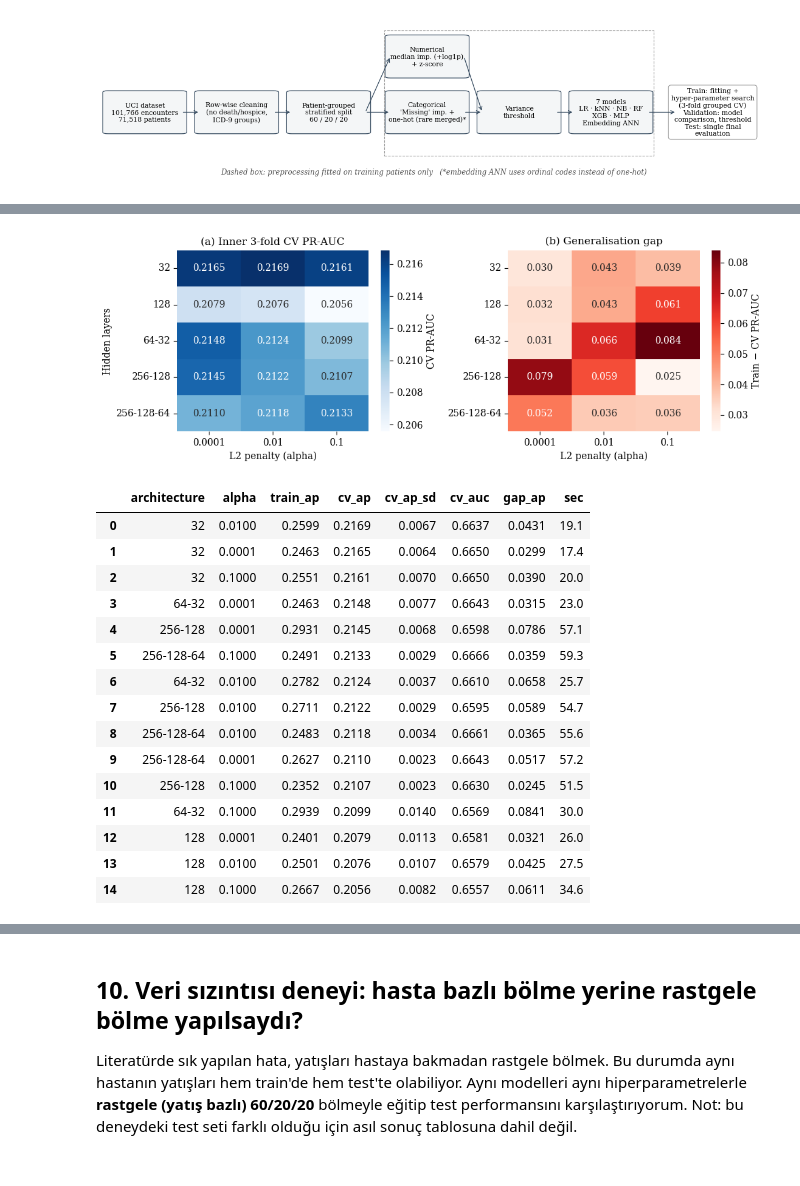
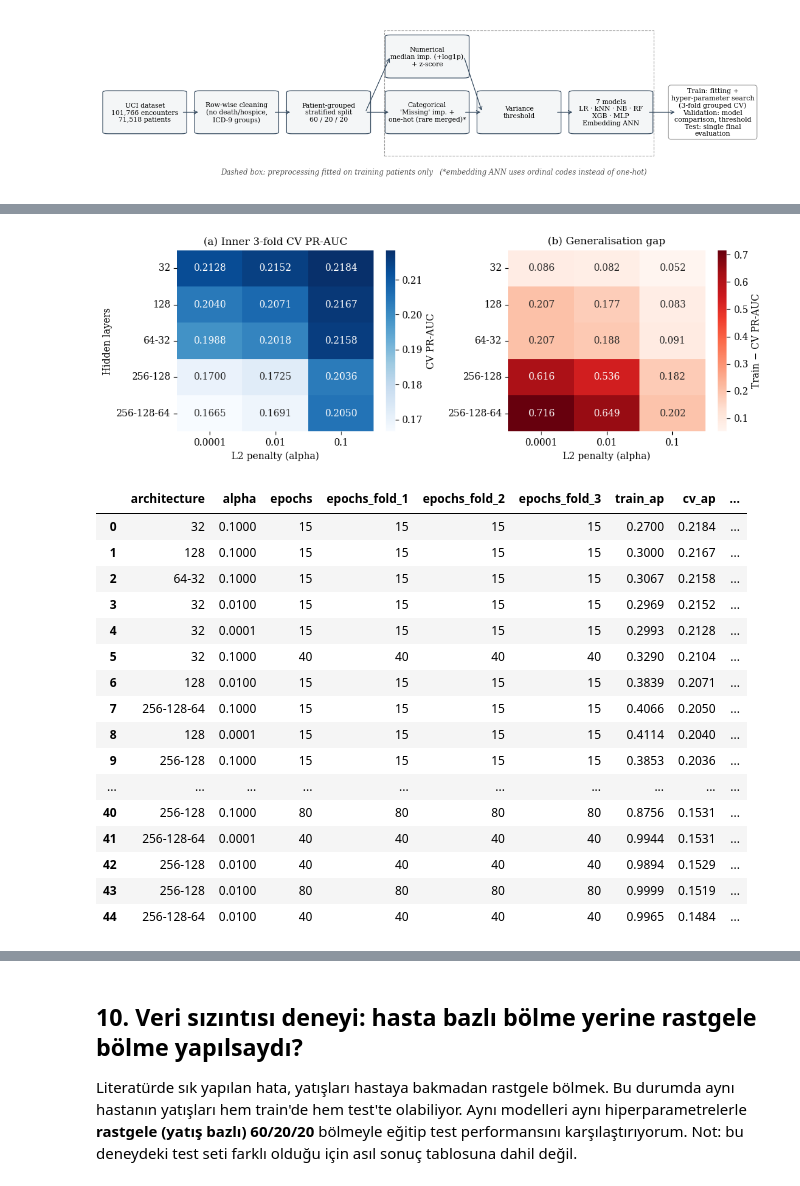
Before and after one commit to ReyhanOnbasi/YSA-F26-diabetes-readmission, a Jupyter notebook: YSA_F26_readmission.ipynb, the cells around one changed output, grey strips where cells are left out. Saved outputs shown, nothing was run; the diff lists cells and outputs as text; code cells hidden in the pictures.

```diff
--- a/YSA_F26_readmission.ipynb
+++ b/YSA_F26_readmission.ipynb
@@ -85,7 +112,15 @@ def save_fig(name):
 ## 1. Veri setinin yüklenmesi
 # %%
 URL = "https://archive.ics.uci.edu/static/public/296/diabetes+130-us+hospitals+for+years+1999-2008.zip"
-raw = urllib.request.urlopen(URL).read()
+for attempt in range(3):   # bağlantı sorunu olursa birkaç kez daha dene
+    try:
+        with urllib.request.urlopen(URL, timeout=120) as response:
+            raw = response.read()
+        break
+    except (urllib.error.URLError, TimeoutError):
+        if attempt == 2:
+            raise
+        time.sleep(5 * (attempt + 1))
 with zipfile.ZipFile(io.BytesIO(raw)) as z:
     # dikkat: veride "None" = test yapılmadı demek, pandas bunu varsayılan olarak NaN yapıyor.
     # o yüzden sadece "?" eksik değer olarak okunuyor
@@ -483,10 +518,9 @@ def get_models():
                  "subsample": uniform(0.6, 0.4), "colsample_bytree": uniform(0.5, 0.5),
                  "reg_lambda": loguniform(0.1, 10)}, 25),
         "MLP": (MLPClassifier(activation="relu", solver="adam", learning_rate_init=1e-3, batch_size=256,
-                              max_iter=200, early_stopping=True, validation_fraction=0.1,
-                              n_iter_no_change=10, random_state=SEED),
+                              early_stopping=False, n_iter_no_change=1000, random_state=SEED),
                 {"hidden_layer_sizes": [(32,), (128,), (64, 32), (256, 128), (256, 128, 64)],
-                 "alpha": [1e-4, 1e-2, 1e-1]}, None),
+                 "alpha": [1e-4, 1e-2, 1e-1], "max_iter": [15, 40, 80]}, None),
     }
 
 
@@ -500,18 +534,25 @@ for a, b in inner_splits:
     assert not set(g_train[a]) & set(g_train[b])
 
 
-def cv_eval(fit_fn):
+def cv_eval(fit_fn, mlp_epochs=None):
     # fit_fn(X, y, groups) -> predict_proba metodu olan, eğitilmiş model
-    ap, auc, tr = [], [], []
+    # mlp_epochs verilirse MLP'nin her katta gerçekten bu kadar epoch eğitildiği kontrol ediliyor
+    ap, auc, tr, epochs = [], [], [], []
     for a, b in inner_splits:
         m = fit_fn(X_train.iloc[a], y_train[a], g_train[a])
+        if mlp_epochs is not None:
+            epochs.append(int(m.named_steps["clf"].n_iter_))
+            assert epochs[-1] == int(mlp_epochs), f"MLP epoch uyuşmazlığı: {epochs[-1]} != {mlp_epochs}"
         p = m.predict_proba(X_train.iloc[b][FEATURES])[:, 1]
         ap.append(average_precision_score(y_train[b], p))
         auc.append(roc_auc_score(y_train[b], p))
         s_idx = a[:: max(1, len(a) // 10000)][:10000]
         tr.append(average_precision_score(y_train[s_idx], m.predict_proba(X_train.iloc[s_idx][FEATURES])[:, 1]))
-    return {"cv_ap": np.mean(ap), "cv_ap_sd": np.std(ap), "cv_auc": np.mean(auc), "train_ap": np.mean(tr),
-            "gap_ap": np.mean(tr) - np.mean(ap)}, m
+    res = {"cv_ap": np.mean(ap), "cv_ap_sd": np.std(ap), "cv_auc": np.mean(auc), "train_ap": np.mean(tr),
+           "gap_ap": np.mean(tr) - np.mean(ap)}
+    if mlp_epochs is not None:
+        res.update({f"epochs_fold_{k}": e for k, e in enumerate(epochs, start=1)})
+    return res, m
 
 
 def candidates(space, n_iter):
@@ -524,7 +565,8 @@ def tune(name, clf, space, n_iter):
     rows = []
     for params in candidates(space, n_iter):
         t0 = time.time()
-        res, _ = cv_eval(lambda X, y, g: make_pipe(clone(clf).set_params(**params)).fit(X[FEATURES], y))
+        res, _ = cv_eval(lambda X, y, g: make_pipe(clone(clf).set_params(**params)).fit(X[FEATURES], y),
+                         mlp_epochs=params["max_iter"] if name == "MLP" else None)
         res.update({"model": name, "params": params, "sec": round(time.time() - t0, 1)})
         rows.append(res)
     return pd.DataFrame(rows).sort_values("cv_ap", ascending=False).reset_index(drop=True)
@@ -570,43 +612,49 @@ MLP  | 15 aday | CV AP = 0.2169 ± 0.0067 | CV AUC = 0.6637 | train AP = 0.2599
 # %%
 mlp = tuning["MLP"].copy()
 mlp["architecture"] = mlp["params"].apply(lambda p: "-".join(map(str, p["hidden_layer_sizes"])))
 mlp["alpha"] = mlp["params"].apply(lambda p: p["alpha"])
+mlp["epochs"] = mlp["params"].apply(lambda p: p["max_iter"])
 order = ["32", "128", "64-32", "256-128", "256-128-64"]
-piv = mlp.pivot(index="architecture", columns="alpha", values="cv_ap").loc[order]
-piv_gap = mlp.pivot(index="architecture", columns="alpha", values="gap_ap").loc[order]
+top_pairs = mlp.sort_values("cv_ap", ascending=False).drop_duplicates(["architecture", "alpha"])
+piv = top_pairs.pivot(index="architecture", columns="alpha", values="cv_ap").loc[order]
+piv_gap = top_pairs.pivot(index="architecture", columns="alpha", values="gap_ap").loc[order]
 
 fig, axes = plt.subplots(1, 2, figsize=(10, 3.6))
 sns.heatmap(piv, annot=True, fmt=".4f", cmap="Blues", ax=axes[0], cbar_kws={"label": "CV PR-AUC"})
 axes[0].set_title("(a) Inner 3-fold CV PR-AUC")
 axes[0].set_xlabel("L2 penalty (alpha)")
 axes[0].set_ylabel("Hidden layers")
 sns.heatmap(piv_gap, annot=True, fmt=".3f", cmap="Reds", ax=axes[1], cbar_kws={"label": "Train − CV PR-AUC"})
 axes[1].set_title("(b) Generalisation gap")
 axes[1].set_xlabel("L2 penalty (alpha)")
 axes[1].set_ylabel("")
 plt.tight_layout()
 save_fig("fig4_mlp_grid")
 
-mlp_table = mlp[["architecture", "alpha", "train_ap", "cv_ap", "cv_ap_sd", "cv_auc", "gap_ap", "sec"]]
+for k in (1, 2, 3):   # her aday her katta tam olarak belirtilen epoch sayısı kadar eğitildi
+    assert (mlp[f"epochs_fold_{k}"] == mlp["epochs"]).all()
+mlp_table = mlp[["architecture", "alpha", "epochs", "epochs_fold_1", "epochs_fold_2", "epochs_fold_3",
+                 "train_ap", "cv_ap", "cv_ap_sd", "cv_auc", "gap_ap", "sec"]]
 mlp_table.to_csv("results/table_mlp_experiments.csv", index=False)
 mlp_table.round(4)
 # %% [output]
-[figure, old version]
+[figure, new version]
-|  | architecture | alpha | train_ap | cv_ap | cv_ap_sd | cv_auc | gap_ap | sec |
-| 0 | 32 | 0.0100 | 0.2599 | 0.2169 | 0.0067 | 0.6637 | 0.0431 | 19.1 |
-| 1 | 32 | 0.0001 | 0.2463 | 0.2165 | 0.0064 | 0.6650 | 0.0299 | 17.4 |
-| 2 | 32 | 0.1000 | 0.2551 | 0.2161 | 0.0070 | 0.6650 | 0.0390 | 20.0 |
-| 3 | 64-32 | 0.0001 | 0.2463 | 0.2148 | 0.0077 | 0.6643 | 0.0315 | 23.0 |
-| 4 | 256-128 | 0.0001 | 0.2931 | 0.2145 | 0.0068 | 0.6598 | 0.0786 | 57.1 |
-| 5 | 256-128-64 | 0.1000 | 0.2491 | 0.2133 | 0.0029 | 0.6666 | 0.0359 | 59.3 |
-| 6 | 64-32 | 0.0100 | 0.2782 | 0.2124 | 0.0037 | 0.6610 | 0.0658 | 25.7 |
-| 7 | 256-128 | 0.0100 | 0.2711 | 0.2122 | 0.0029 | 0.6595 | 0.0589 | 54.7 |
-| 8 | 256-128-64 | 0.0100 | 0.2483 | 0.2118 | 0.0034 | 0.6661 | 0.0365 | 55.6 |
-| 9 | 256-128-64 | 0.0001 | 0.2627 | 0.2110 | 0.0023 | 0.6643 | 0.0517 | 57.2 |
-| 10 | 256-128 | 0.1000 | 0.2352 | 0.2107 | 0.0023 | 0.6630 | 0.0245 | 51.5 |
-| 11 | 64-32 | 0.1000 | 0.2939 | 0.2099 | 0.0140 | 0.6569 | 0.0841 | 30.0 |
-| 12 | 128 | 0.0001 | 0.2401 | 0.2079 | 0.0113 | 0.6581 | 0.0321 | 26.0 |
-| 13 | 128 | 0.0100 | 0.2501 | 0.2076 | 0.0107 | 0.6579 | 0.0425 | 27.5 |
-| 14 | 128 | 0.1000 | 0.2667 | 0.2056 | 0.0082 | 0.6557 | 0.0611 | 34.6 |
+|  | architecture | alpha | epochs | epochs_fold_1 | epochs_fold_2 | epochs_fold_3 | train_ap | cv_ap | ... |
+| 0 | 32 | 0.1000 | 15 | 15 | 15 | 15 | 0.2700 | 0.2184 | ... |
+| 1 | 128 | 0.1000 | 15 | 15 | 15 | 15 | 0.3000 | 0.2167 | ... |
+| 2 | 64-32 | 0.1000 | 15 | 15 | 15 | 15 | 0.3067 | 0.2158 | ... |
+| 3 | 32 | 0.0100 | 15 | 15 | 15 | 15 | 0.2969 | 0.2152 | ... |
+| 4 | 32 | 0.0001 | 15 | 15 | 15 | 15 | 0.2993 | 0.2128 | ... |
+| 5 | 32 | 0.1000 | 40 | 40 | 40 | 40 | 0.3290 | 0.2104 | ... |
+| 6 | 128 | 0.0100 | 15 | 15 | 15 | 15 | 0.3839 | 0.2071 | ... |
+| 7 | 256-128-64 | 0.1000 | 15 | 15 | 15 | 15 | 0.4066 | 0.2050 | ... |
+| 8 | 128 | 0.0001 | 15 | 15 | 15 | 15 | 0.4114 | 0.2040 | ... |
+| 9 | 256-128 | 0.1000 | 15 | 15 | 15 | 15 | 0.3853 | 0.2036 | ... |
+| ... | ... | ... | ... | ... | ... | ... | ... | ... | ... |
+| 40 | 256-128 | 0.1000 | 80 | 80 | 80 | 80 | 0.8756 | 0.1531 | ... |
+| 41 | 256-128-64 | 0.0001 | 40 | 40 | 40 | 40 | 0.9944 | 0.1531 | ... |
+| 42 | 256-128 | 0.0100 | 40 | 40 | 40 | 40 | 0.9894 | 0.1529 | ... |
+| 43 | 256-128 | 0.0100 | 80 | 80 | 80 | 80 | 0.9999 | 0.1519 | ... |
+| 44 | 256-128-64 | 0.0100 | 40 | 40 | 40 | 40 | 0.9965 | 0.1484 | ... |
 # %% [markdown]
 ### 6.2 Erken durdurma olmadan MLP: overfitting'in gözlenmesi
```
Also changed, not shown: parts of 35 cells of this notebook, 26 other files.
